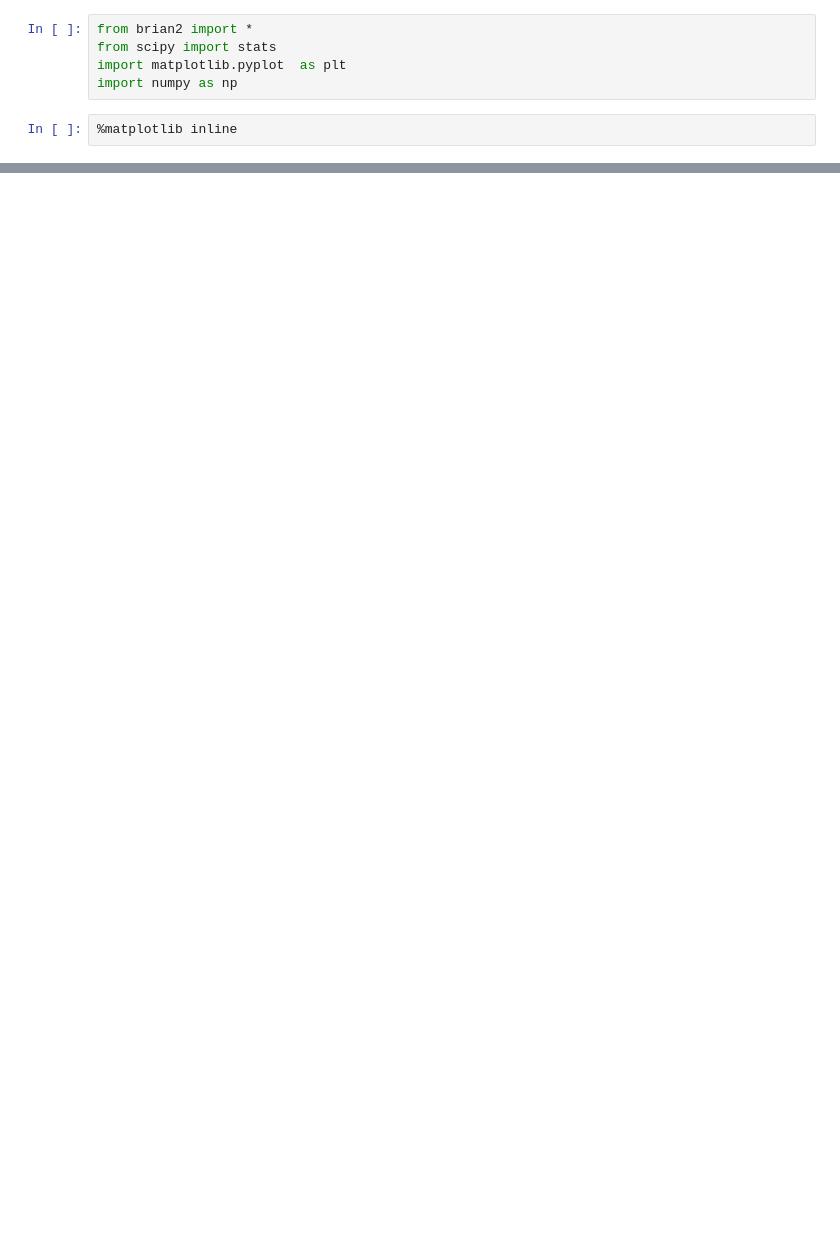
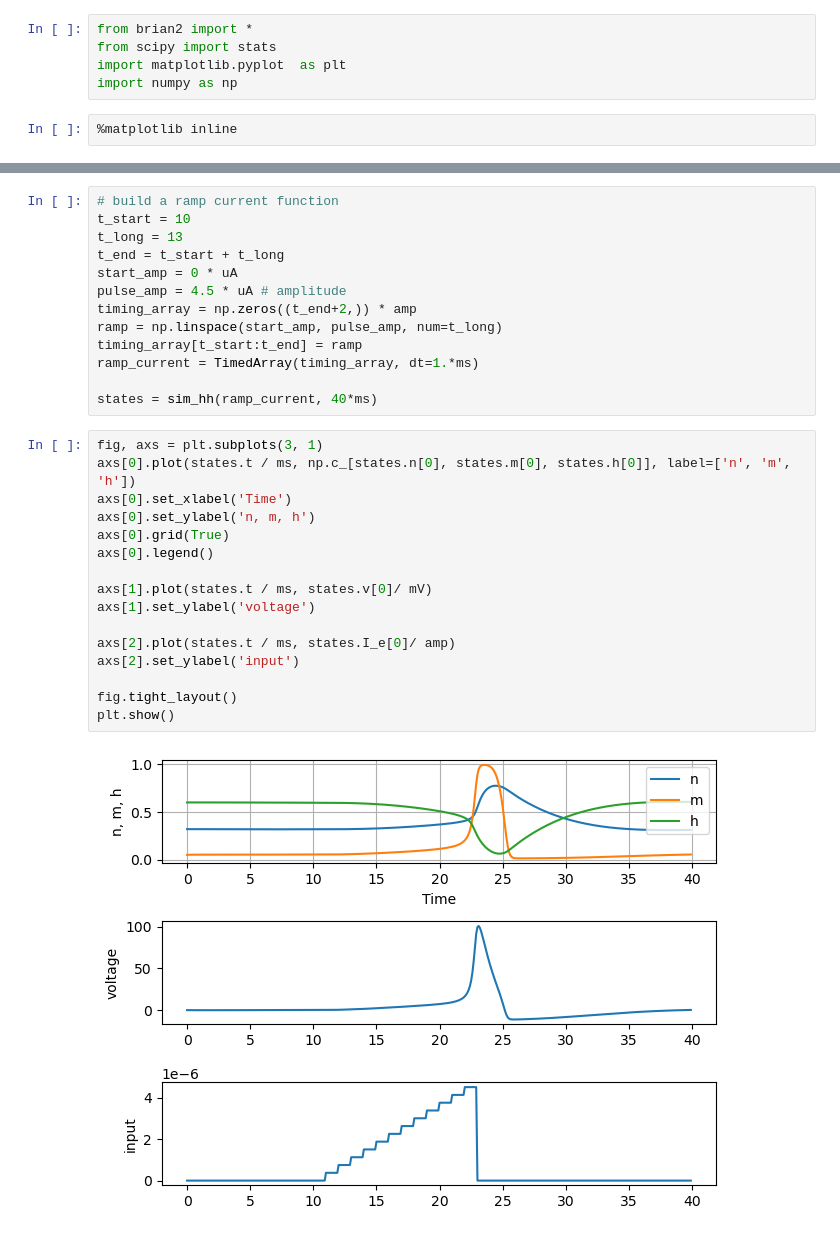
Before and after one commit to anbebe/NeurodynamicsHA, a Jupyter notebook: HodgkinHuxley.ipynb, the cells around one changed output, grey strips where cells are left out. Saved outputs shown, nothing was run; the diff lists cells and outputs as text; blank space fills up the shorter version.

```diff
--- a/HodgkinHuxley.ipynb
+++ b/HodgkinHuxley.ipynb
@@ -130,0 +92,31 @@ plt.show()
+# %%
+# build a ramp current function
+t_start = 10
+t_long = 13
+t_end = t_start + t_long
+start_amp = 0 * uA
+pulse_amp = 4.5 * uA # amplitude
+timing_array = np.zeros((t_end+2,)) * amp
+ramp = np.linspace(start_amp, pulse_amp, num=t_long)
+timing_array[t_start:t_end] = ramp
+ramp_current = TimedArray(timing_array, dt=1.*ms)
+
+states = sim_hh(ramp_current, 40*ms)
+# %%
+fig, axs = plt.subplots(3, 1)
+axs[0].plot(states.t / ms, np.c_[states.n[0], states.m[0], states.h[0]], label=['n', 'm', 'h'])
+axs[0].set_xlabel('Time')
+axs[0].set_ylabel('n, m, h')
+axs[0].grid(True)
+axs[0].legend()
+
+axs[1].plot(states.t / ms, states.v[0]/ mV)
+axs[1].set_ylabel('voltage')
+
+axs[2].plot(states.t / ms, states.I_e[0]/ amp)
+axs[2].set_ylabel('input')
+
+fig.tight_layout()
+plt.show()
+# %% [output]
+[figure, added]
```
Also changed, not shown: parts of 7 cells of this notebook.
